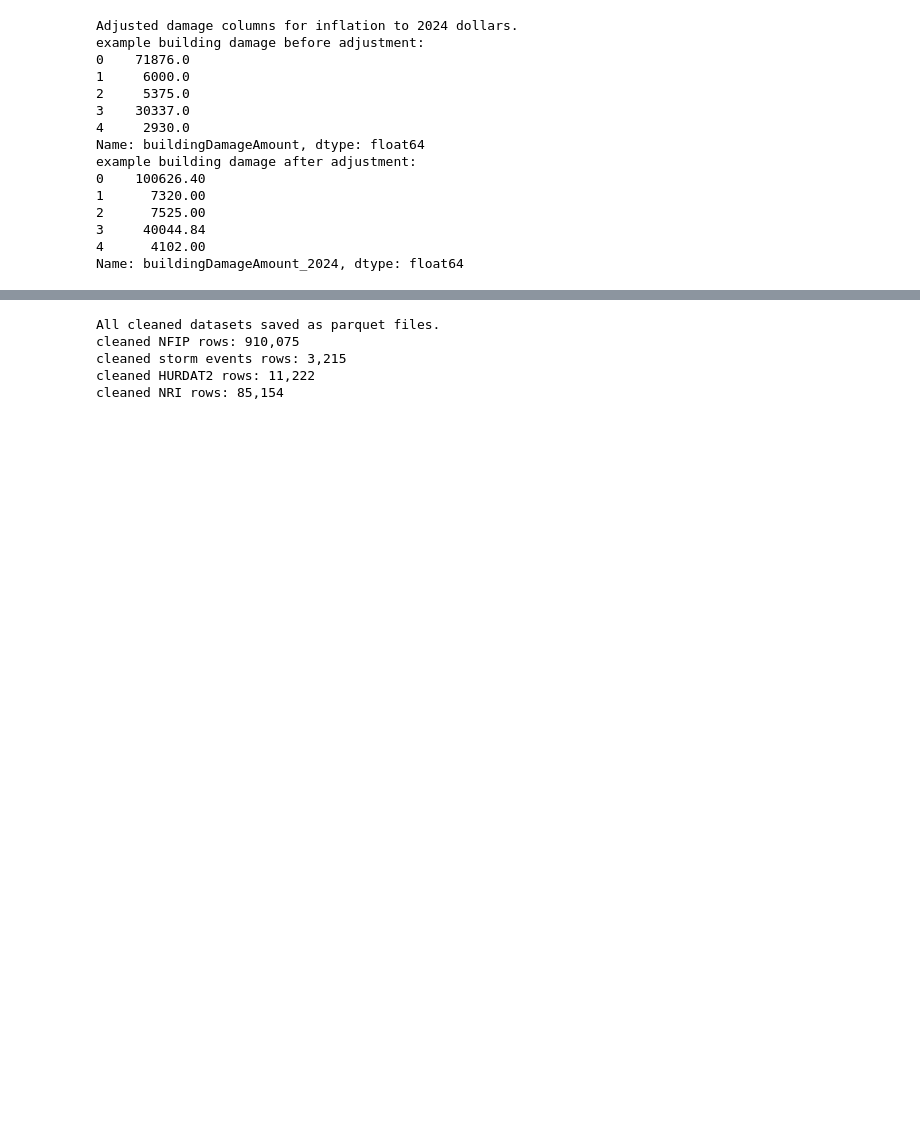
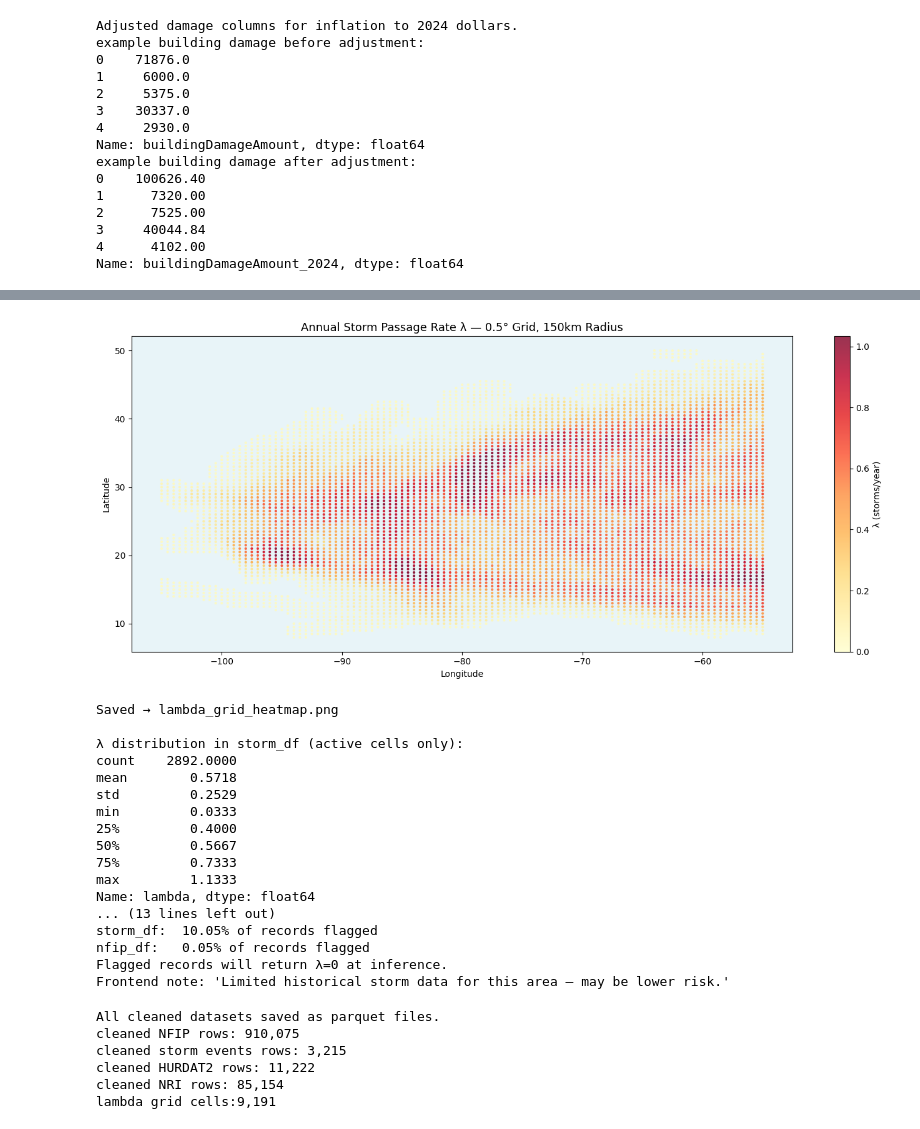
Before and after one commit to just-maki/UCInsure, a Jupyter notebook: src/hurricane_model/hurrprep.ipynb, the cells around one changed output, grey strips where cells are left out. Saved outputs shown, nothing was run; the diff lists cells and outputs as text; code cells hidden in the pictures; blank space fills up the shorter version.

```diff
--- a/src/hurricane_model/hurrprep.ipynb
+++ b/src/hurricane_model/hurrprep.ipynb
@@ -542,3 +677,55 @@ Name: buildingDamageAmount_2024, dtype: float64
+# %%
+import matplotlib.pyplot as plt
+
+fig, ax = plt.subplots(figsize=(14, 6))
+active = lambda_grid[~lambda_grid['low_data_flag']]
+scatter = ax.scatter(
+    active['lon'], active['lat'],
+    c=active['lambda'], cmap='YlOrRd',
+    s=4, alpha=0.8,
+    vmin=0, vmax=active['lambda'].quantile(0.99)
+)
+plt.colorbar(scatter, ax=ax, label='λ (storms/year)')
+ax.set_title('Annual Storm Passage Rate λ — 0.5° Grid, 150km Radius', fontsize=13)
+ax.set_xlabel('Longitude')
+ax.set_ylabel('Latitude')
+ax.set_facecolor('#e8f4f8')
+plt.tight_layout()
+plt.savefig('lambda_grid_heatmap.png', dpi=150)
+plt.show()
+print("Saved → lambda_grid_heatmap.png")
+
+print("\nλ distribution in storm_df (active cells only):")
+print(storm_df.loc[~storm_df['low_data_flag'], 'lambda'].describe().round(4))
+
+print("\nλ distribution in nfip_df (active cells only):")
+print(nfip_df.loc[~nfip_df['low_data_flag'], 'lambda'].describe().round(4))
+
+# --- Flag summary ------------------------------------------------------------
+print("\n=== LOW DATA FLAG SUMMARY ===")
+print(f"storm_df:  {storm_df['low_data_flag'].mean()*100:.2f}% of records flagged")
+print(f"nfip_df:   {nfip_df['low_data_flag'].mean()*100:.2f}% of records flagged")
+print("Flagged records will return λ=0 at inference.")
+print("Frontend note: 'Limited historical storm data for this area — may be lower risk.'")
+# %% [output]
+[figure, added]
+Saved → lambda_grid_heatmap.png
+
+λ distribution in storm_df (active cells only):
+count    2892.0000
+mean        0.5718
+std         0.2529
+min         0.0333
+25%         0.4000
+50%         0.5667
+75%         0.7333
+max         1.1333
+Name: lambda, dtype: float64
+... (13 lines left out)
+storm_df:  10.05% of records flagged
+nfip_df:   0.05% of records flagged
+Flagged records will return λ=0 at inference.
+Frontend note: 'Limited historical storm data for this area — may be lower risk.'
 # %%
 GEOM_COLS = ['geometry', 'index_right']
 
@@ -551,15 +738,18 @@ nfip_df.to_parquet('nfip_clean.parquet', index=False)
 storm_df.to_parquet('storm_events_clean.parquet', index=False)
 hurdat2_df.to_parquet('hurdat2_clean.parquet', index=False)
 nri_df.to_parquet('nri_clean.parquet', index=False)
+lambda_grid.to_parquet('lambda_grid.parquet', index=False)
 
 print("All cleaned datasets saved as parquet files.")
 print(f"cleaned NFIP rows: {len(nfip_df):,}")
 print(f"cleaned storm events rows: {len(storm_df):,}")
 print(f"cleaned HURDAT2 rows: {len(hurdat2_df):,}")
 print(f"cleaned NRI rows: {len(nri_df):,}")
+print(f"lambda grid cells:{len(lambda_grid):,}")
 # %% [output]
 All cleaned datasets saved as parquet files.
 cleaned NFIP rows: 910,075
 cleaned storm events rows: 3,215
 cleaned HURDAT2 rows: 11,222
 cleaned NRI rows: 85,154
+lambda grid cells:9,191
```
Also changed, not shown: parts of 3 cells of this notebook, 3 other files.
